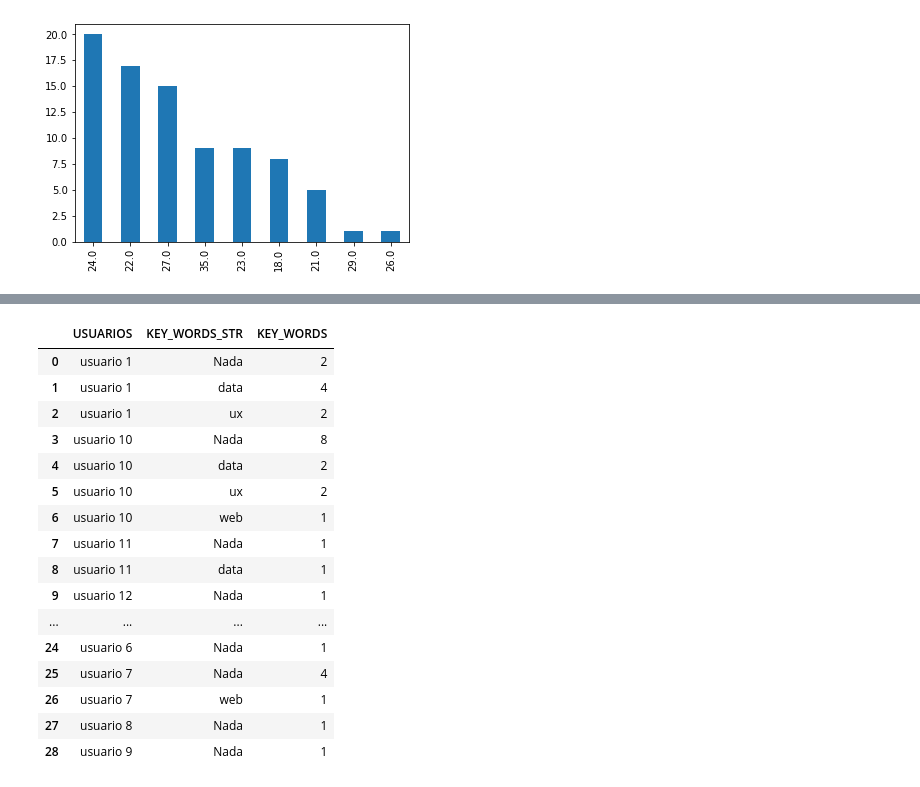
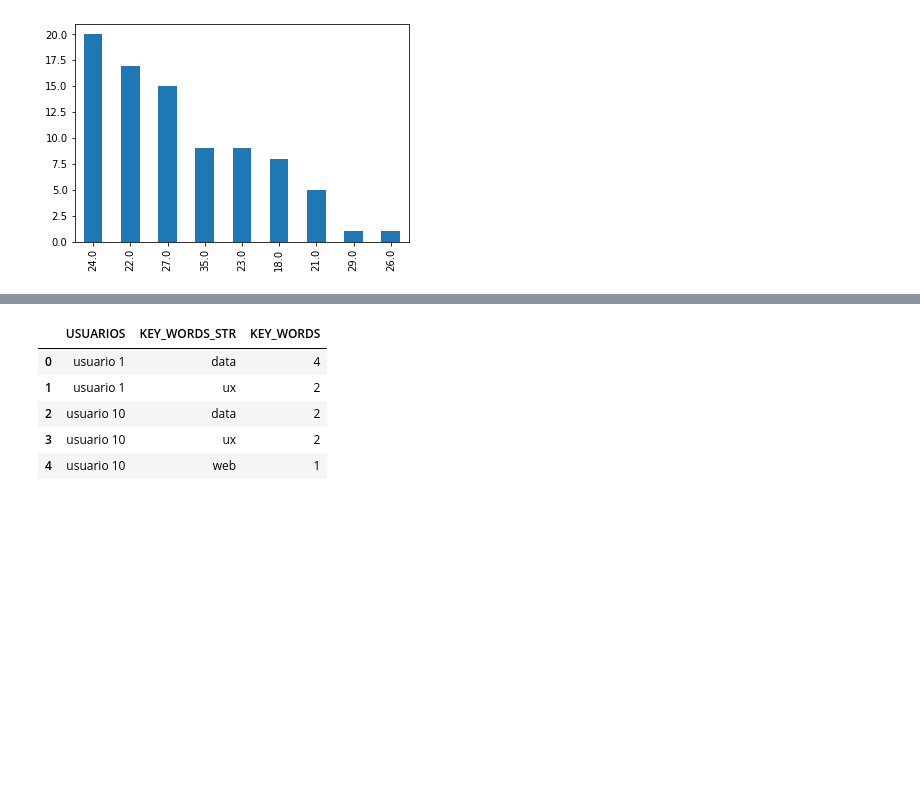
Before and after one commit to isaitu11/Final-Project-IH, a Jupyter notebook: BOT_PROYECT/CHAT_BOT_PROYECT.ipynb, the cells around one changed output, grey strips where cells are left out. Cells and saved outputs as stored; diff of their text form; code cells hidden in the pictures; blank space fills up the shorter version.

```diff
--- a/BOT_PROYECT/CHAT_BOT_PROYECT.ipynb
+++ b/BOT_PROYECT/CHAT_BOT_PROYECT.ipynb
@@ -179,4 +132,0 @@ chatbot.head()
-# %%
-
-chatbot['KEY_WORDS_STR'] = chatbot['KEY_WORDS_STR'].fillna('Nada')
-chatbot.head()
@@ -303,22 +200,12 @@ usuario 9   Nada              1
 Name: KEY_WORDS, dtype: int64
 # %%
 usuario_key_word = usuario_key_count['KEY_WORDS'].reset_index()
-usuario_key_word
+usuario_bootcamp = pd.DataFrame(usuario_key_word)
+usuario_bootcamp.head()
 # %% [output]
 |  | USUARIOS | KEY_WORDS_STR | KEY_WORDS |
-| 0 | usuario 1 | Nada | 2 |
-| 1 | usuario 1 | data | 4 |
-| 2 | usuario 1 | ux | 2 |
-| 3 | usuario 10 | Nada | 8 |
-| 4 | usuario 10 | data | 2 |
-| 5 | usuario 10 | ux | 2 |
-| 6 | usuario 10 | web | 1 |
-| 7 | usuario 11 | Nada | 1 |
-| 8 | usuario 11 | data | 1 |
-| 9 | usuario 12 | Nada | 1 |
-| ... | ... | ... | ... |
-| 24 | usuario 6 | Nada | 1 |
-| 25 | usuario 7 | Nada | 4 |
-| 26 | usuario 7 | web | 1 |
-| 27 | usuario 8 | Nada | 1 |
-| 28 | usuario 9 | Nada | 1 |
+| 0 | usuario 1 | data | 4 |
+| 1 | usuario 1 | ux | 2 |
+| 2 | usuario 10 | data | 2 |
+| 3 | usuario 10 | ux | 2 |
+| 4 | usuario 10 | web | 1 |
```
Also changed, not shown: parts of 28 cells of this notebook, 1 other file.
